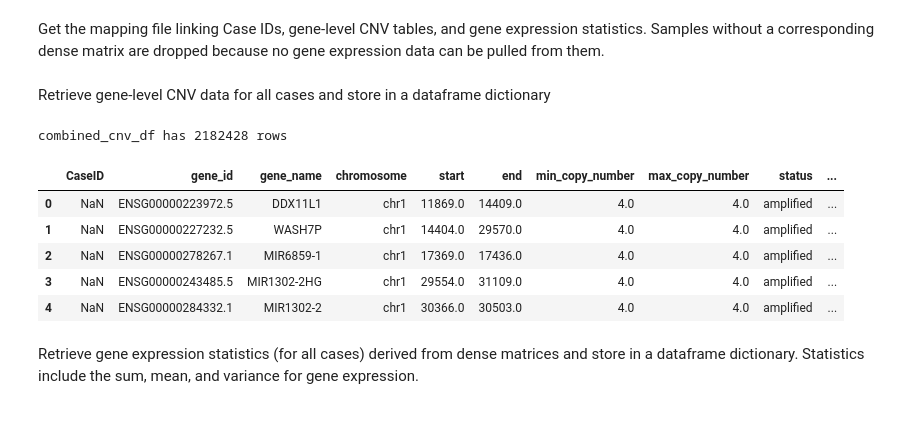
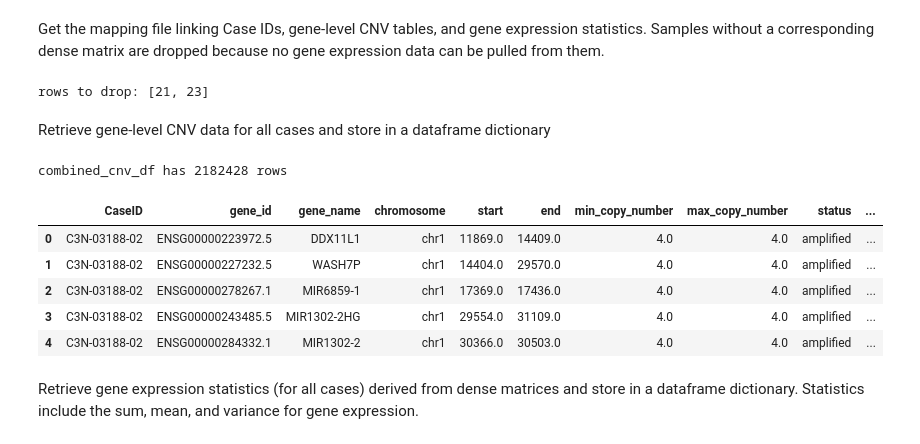
Before and after one commit to LaraLim/cnv-supervised-learning, a Jupyter notebook: join_cnv_gene_expr_stats.ipynb, the cells around one changed output. Cells and saved outputs as stored; diff of their text form; code cells hidden in the pictures.

```diff
--- a/join_cnv_gene_expr_stats.ipynb
+++ b/join_cnv_gene_expr_stats.ipynb
@@ -26,15 +26,18 @@ rows_to_drop = []
 
 for index, row in enumerate(map_df['Stats_file']):
     fname = row.split(".")[0]  # get file name prefix
-    url = f'https://github.com/LaraLim/cnv-supervised-learning/tree/main/gene_statistics/{fname}.txt'
-    response = requests.get(url) # GET request looking for a .txt file
+    url = f'https://github.com/LaraLim/cnv-supervised-learning/tree/main/gene_statistics/{fname}.csv'
+    response = requests.get(url) # GET request looking for a the csv file
 
-    # if the file exists, add row index to list
-    if response.status_code == 200:
+    # if the file not found, add row index to list
+    if response.status_code == 404:
         rows_to_drop.append(index)
 
 # drop all recorded rows by index
 map_df = map_df.drop(index=rows_to_drop).reset_index(drop=True)
+print(f'rows to drop: {rows_to_drop}')
+# %% [output]
+rows to drop: [21, 23]
 # %% [markdown]
 Retrieve gene-level CNV data for all cases and store in a dataframe dictionary
 # %%
@@ -52,39 +55,40 @@ df = pd.read_csv(url, sep='\t')
 numRows = df.shape[0]
 
 for filename in map_df['CNV_file']:
 
     # get the case id
     case_id = map_df[map_df['CNV_file'] == filename]['CaseID'].values[0]
     df['CaseID'] = case_id
 
     url = f'https://raw.githubusercontent.com/LaraLim/cnv-supervised-learning/refs/heads/main/gene_level_cnv/{filename}'
     df = pd.read_csv(url, sep='\t')
 
     # check if the number of rows is the same
     if df.shape[0] != numRows:
         print(f'The number of rows is not the same: {case_id}')
 
     df['status'] = 'normal'
     df.loc[df['copy_number'] > 2, 'status'] = 'amplified'
     df.loc[df['copy_number'] < 2, 'status'] = 'deleted'
 
     # move the position of the copy number column to the last column
     copy_number = df.pop('copy_number')
     df['copy_number_target'] = copy_number
 
-    cnv_dfs[case_id] = df # add the dataframe to the dictionary
+    cnv_dfs[case_id] = df # add dataframe to dictionary
+    combined_cnv_df['CaseID'] = case_id
     combined_cnv_df = pd.concat([combined_cnv_df, df], ignore_index=True) # append the dataframe to the combined one
 
 print(f'combined_cnv_df has {combined_cnv_df.shape[0]} rows')
 display(combined_cnv_df.head())
 # %% [output]
 combined_cnv_df has 2182428 rows
 |  | CaseID | gene_id | gene_name | chromosome | start | end | min_copy_number | max_copy_number | status | ... |
-| 0 | NaN | ENSG00000223972.5 | DDX11L1 | chr1 | 11869.0 | 14409.0 | 4.0 | 4.0 | amplified | ... |
-| 1 | NaN | ENSG00000227232.5 | WASH7P | chr1 | 14404.0 | 29570.0 | 4.0 | 4.0 | amplified | ... |
-| 2 | NaN | ENSG00000278267.1 | MIR6859-1 | chr1 | 17369.0 | 17436.0 | 4.0 | 4.0 | amplified | ... |
-| 3 | NaN | ENSG00000243485.5 | MIR1302-2HG | chr1 | 29554.0 | 31109.0 | 4.0 | 4.0 | amplified | ... |
-| 4 | NaN | ENSG00000284332.1 | MIR1302-2 | chr1 | 30366.0 | 30503.0 | 4.0 | 4.0 | amplified | ... |
+| 0 | C3N-03188-02 | ENSG00000223972.5 | DDX11L1 | chr1 | 11869.0 | 14409.0 | 4.0 | 4.0 | amplified | ... |
+| 1 | C3N-03188-02 | ENSG00000227232.5 | WASH7P | chr1 | 14404.0 | 29570.0 | 4.0 | 4.0 | amplified | ... |
+| 2 | C3N-03188-02 | ENSG00000278267.1 | MIR6859-1 | chr1 | 17369.0 | 17436.0 | 4.0 | 4.0 | amplified | ... |
+| 3 | C3N-03188-02 | ENSG00000243485.5 | MIR1302-2HG | chr1 | 29554.0 | 31109.0 | 4.0 | 4.0 | amplified | ... |
+| 4 | C3N-03188-02 | ENSG00000284332.1 | MIR1302-2 | chr1 | 30366.0 | 30503.0 | 4.0 | 4.0 | amplified | ... |
 # %% [markdown]
 Retrieve gene expression statistics (for all cases) derived from dense matrices and store in a dataframe dictionary. Statistics include the sum, mean, and variance for gene expression.
 # %%
```
Also changed, not shown: parts of 10 cells of this notebook.
